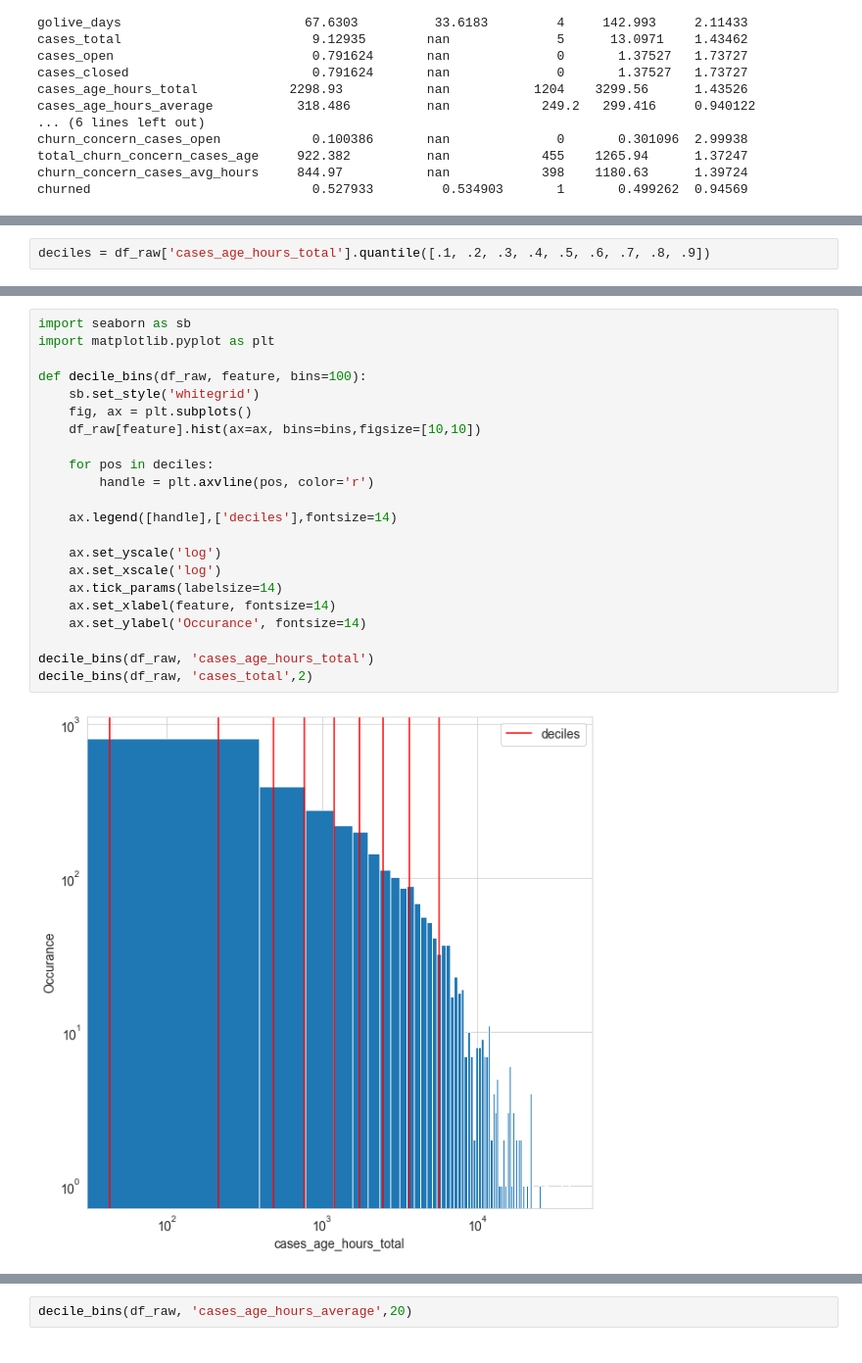
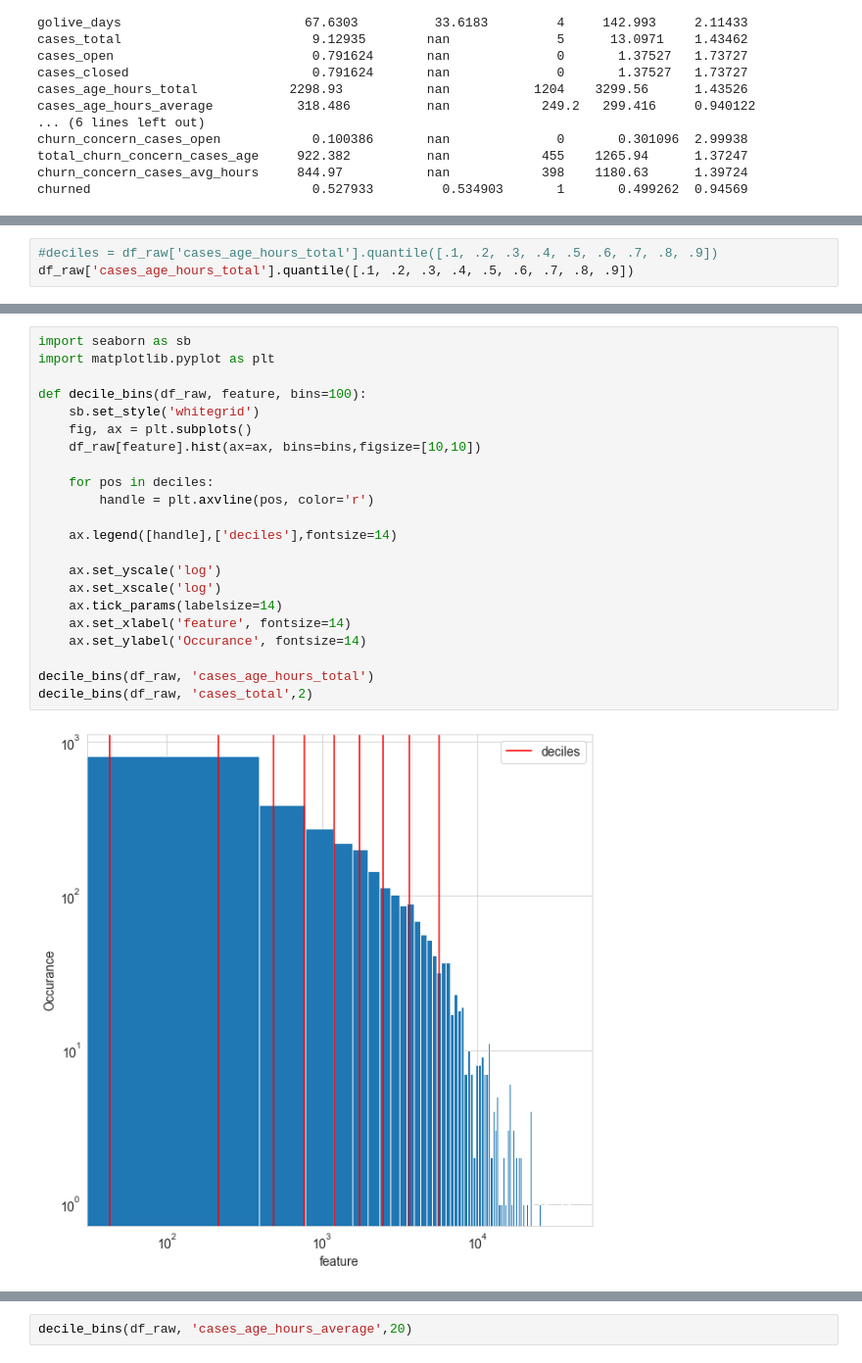
Before and after one commit to justinhennessy/100-days-of-code, a Jupyter notebook: project/Untitled.ipynb, the cells around one changed output, grey strips where cells are left out. Shown at 98% size. Cells and saved outputs as stored; diff of their text form.

```diff
--- a/project/Untitled.ipynb
+++ b/project/Untitled.ipynb
@@ -63,4 +63,5 @@ df_raw.quantile([.1, .2, .3, .4, .5, .6, .7, .8, .9], axis = 0).T
 | churn_concern_cases_avg_hours | 18.800000 | 45.600000 | 102.000000 | 217.200000 | 398.0 | 582.4 | 885.200000 | 1414.400000 | 2254.000000 |
 | churned | 0.000000 | 0.000000 | 0.000000 | 0.000000 | 1.0 | 1.0 | 1.000000 | 1.000000 | 1.000000 |
 # %%
-deciles = df_raw['cases_age_hours_total'].quantile([.1, .2, .3, .4, .5, .6, .7, .8, .9])
+#deciles = df_raw['cases_age_hours_total'].quantile([.1, .2, .3, .4, .5, .6, .7, .8, .9])
+df_raw['cases_age_hours_total'].quantile([.1, .2, .3, .4, .5, .6, .7, .8, .9])
@@ -67,24 +79,24 @@ deciles = df_raw['cases_age_hours_total'].quantile([.1, .2, .3, .4, .5, .6, .7,
 # %%
 import seaborn as sb
 import matplotlib.pyplot as plt
 
 def decile_bins(df_raw, feature, bins=100):
     sb.set_style('whitegrid')
     fig, ax = plt.subplots()
     df_raw[feature].hist(ax=ax, bins=bins,figsize=[10,10])
 
     for pos in deciles:
         handle = plt.axvline(pos, color='r')
 
     ax.legend([handle],['deciles'],fontsize=14)
 
     ax.set_yscale('log')
     ax.set_xscale('log')
     ax.tick_params(labelsize=14)
-    ax.set_xlabel(feature, fontsize=14)
+    ax.set_xlabel('feature', fontsize=14)
     ax.set_ylabel('Occurance', fontsize=14)
 
 decile_bins(df_raw, 'cases_age_hours_total')
 decile_bins(df_raw, 'cases_total',2)
 # %% [output]
-[figure, old version]
+[figure, new version]
```
Also changed, not shown: parts of 3 cells of this notebook, 1 other file.
